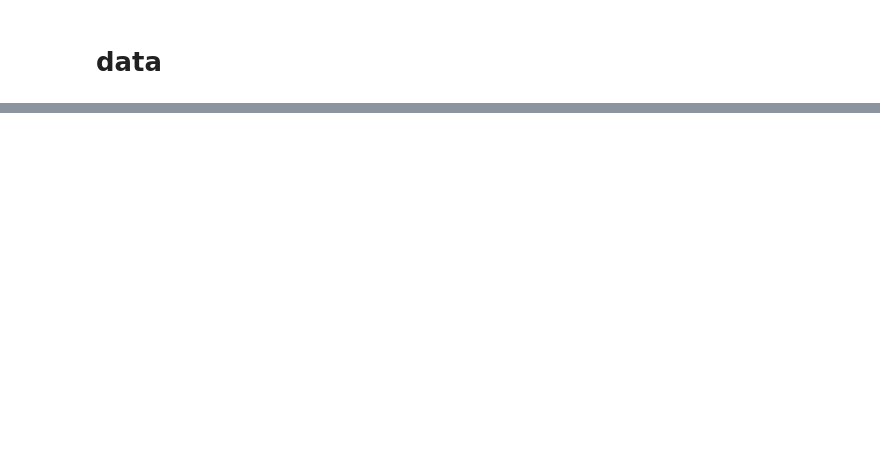
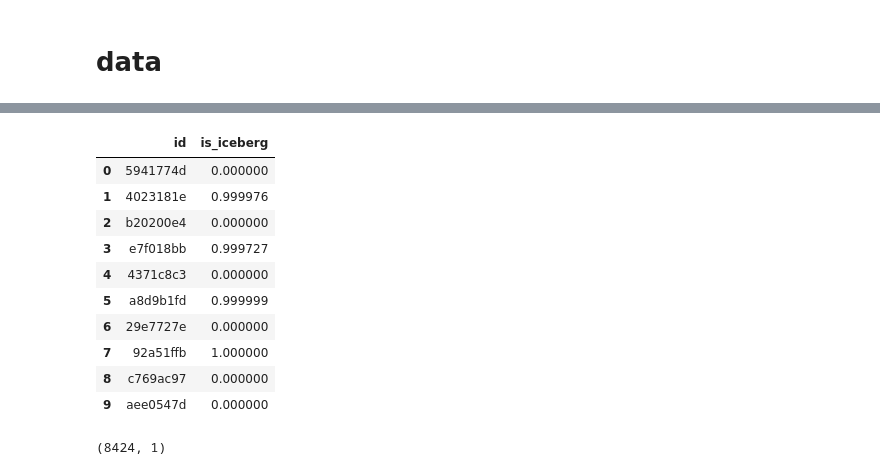
Before and after one commit to damgambit/ccn-statoil-iceberg-classifier, a Jupyter notebook: CNN - Keras.ipynb, the cells around one changed output, grey strips where cells are left out. Saved outputs shown, nothing was run; the diff lists cells and outputs as text; code cells hidden in the pictures; blank space fills up the shorter version.

```diff
--- a/CNN - Keras.ipynb
+++ b/CNN - Keras.ipynb
@@ -80,0 +612,13 @@ model.evaluate(X_valid, y_valid)
+# %%
+batch_size = 32
+epochs = 80
+steps_per_epoch=2**14/batch_size
+
+callbacks = get_callbacks('./model.hdf5', patience=5)
+
+model.compile(loss='mae', optimizer=keras.optimizers.adam(lr=0.01, decay=5e-5), metrics=['accuracy'])
+model.fit_generator(training_set, steps_per_epoch=steps_per_epoch, epochs=epochs,
+                    callbacks=callbacks, validation_data=[X_valid, y_valid])
+
+print(model.evaluate_generator(training_set, steps_per_epoch))
+print(model.evaluate(X_testing, y_testing))
@@ -80,0 +643,8 @@ model.evaluate(X_valid, y_valid)
+# %%
+batch_size = 32
+epochs = 80
+steps_per_epoch=2**16/batch_size #131072 samples
+
+model.compile(loss='mae', optimizer=keras.optimizers.adam(lr=0.01, decay=5e-5), metrics=['mae'])
+model.fit(X_train, y_train, epochs=epochs, batch_size = 32,
+                    callbacks=callbacks, validation_data=[X_valid, y_valid])
@@ -80,0 +673,24 @@ model.evaluate(X_valid, y_valid)
+# %%
+test_predictions = model.predict(X_test)
+test_predictions = test_predictions.reshape((test_predictions.shape[0]))
+test_predictions = ['{:f}'.format(item) for item in test_predictions]
+
+submission = pd.DataFrame({'id': test["id"], 'is_iceberg': test_predictions})
+submission.to_csv('./submitions/sub149.csv', index = False)
+submission.head(10)
+# %% [output]
+|  | id | is_iceberg |
+| 0 | 5941774d | 0.000000 |
+| 1 | 4023181e | 0.999976 |
+| 2 | b20200e4 | 0.000000 |
+| 3 | e7f018bb | 0.999727 |
+| 4 | 4371c8c3 | 0.000000 |
+| 5 | a8d9b1fd | 0.999999 |
+| 6 | 29e7727e | 0.000000 |
+| 7 | 92a51ffb | 1.000000 |
+| 8 | c769ac97 | 0.000000 |
+| 9 | aee0547d | 0.000000 |
+# %%
+test_predictions.shape
+# %% [output]
+(8424, 1)
```
Also changed, not shown: parts of 33 cells of this notebook, 8 other files.
